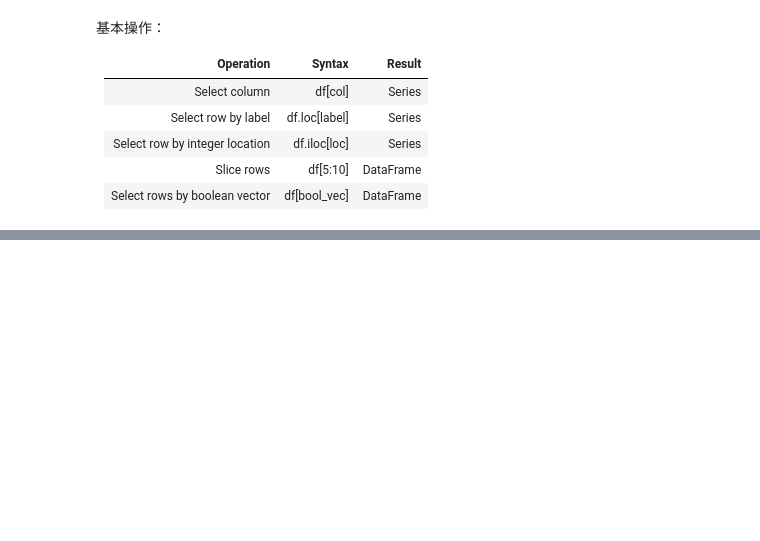
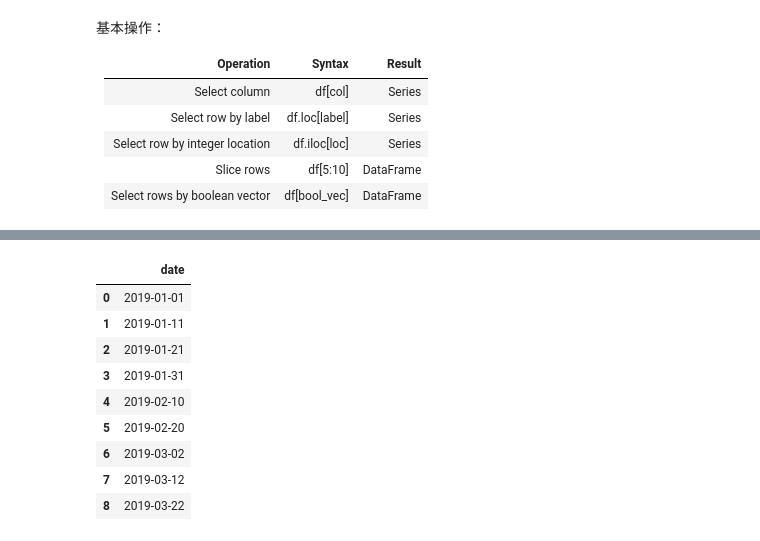
Before and after one commit to mockingtao/python_notes, a Jupyter notebook: 12-pandas/12.03-dataframe-in-pandas.ipynb, the cells around one changed output, grey strips where cells are left out. Drawn from its saved outputs; the diff is of its cells as text; code cells hidden in the pictures; blank space fills up the shorter version.

```diff
--- a/12-pandas/12.03-dataframe-in-pandas.ipynb
+++ b/12-pandas/12.03-dataframe-in-pandas.ipynb
@@ -271,0 +293,18 @@ df.assign(test=df["one"] + df["bar"])
+# %%
+from datetime import datetime,timedelta
+dow_period = 2
+
+a = max(df['date']) - timedelta(dow_period)
+# %%
+df[df['date']<=a]
+# %% [output]
+|  | date |
+| 0 | 2019-01-01 |
+| 1 | 2019-01-11 |
+| 2 | 2019-01-21 |
+| 3 | 2019-01-31 |
+| 4 | 2019-02-10 |
+| 5 | 2019-02-20 |
+| 6 | 2019-03-02 |
+| 7 | 2019-03-12 |
+| 8 | 2019-03-22 |
```
Also changed, not shown: parts of 3 cells of this notebook, 14 other files.
